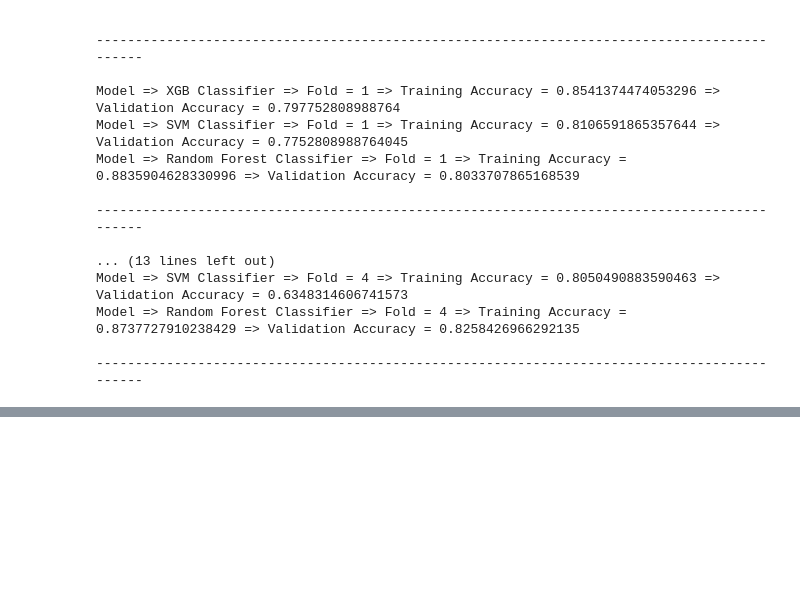
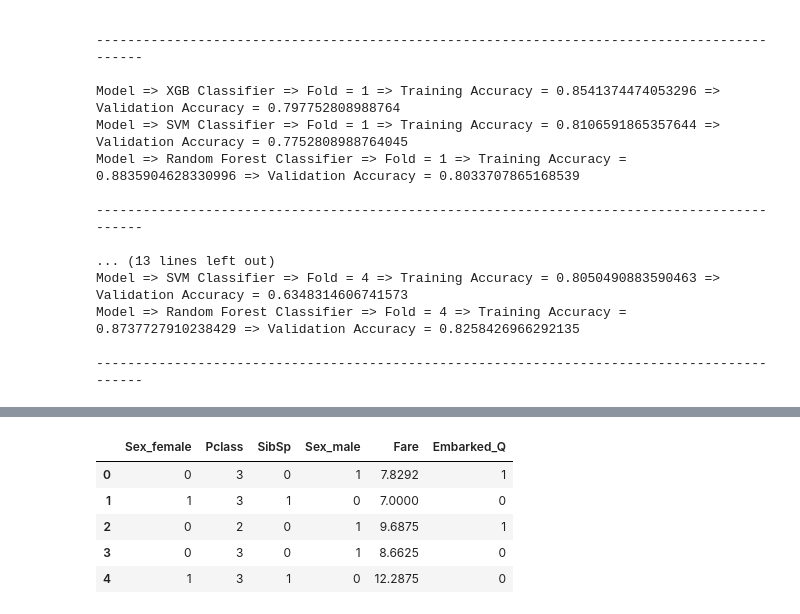
Before and after one commit to AryanMethil/Titanic-Kaggle-, a Jupyter notebook: train.ipynb, the cells around one changed output, grey strips where cells are left out. Saved outputs shown, nothing was run; the diff lists cells and outputs as text; code cells hidden in the pictures; blank space fills up the shorter version.

```diff
--- a/train.ipynb
+++ b/train.ipynb
@@ -668,0 +719,10 @@ Model => Random Forest Classifier => Fold = 4 => Training Accuracy = 0.873772791
+# %%
+df_test=df_test.loc[:,optimal_rfc_data_cols]
+df_test.head()
+# %% [output]
+|  | Sex_female | Pclass | SibSp | Sex_male | Fare | Embarked_Q |
+| 0 | 0 | 3 | 0 | 1 | 7.8292 | 1 |
+| 1 | 1 | 3 | 1 | 0 | 7.0000 | 0 |
+| 2 | 0 | 2 | 0 | 1 | 9.6875 | 1 |
+| 3 | 0 | 3 | 0 | 1 | 8.6625 | 0 |
+| 4 | 1 | 3 | 1 | 0 | 12.2875 | 0 |
```
Also changed, not shown: parts of 16 cells of this notebook.
